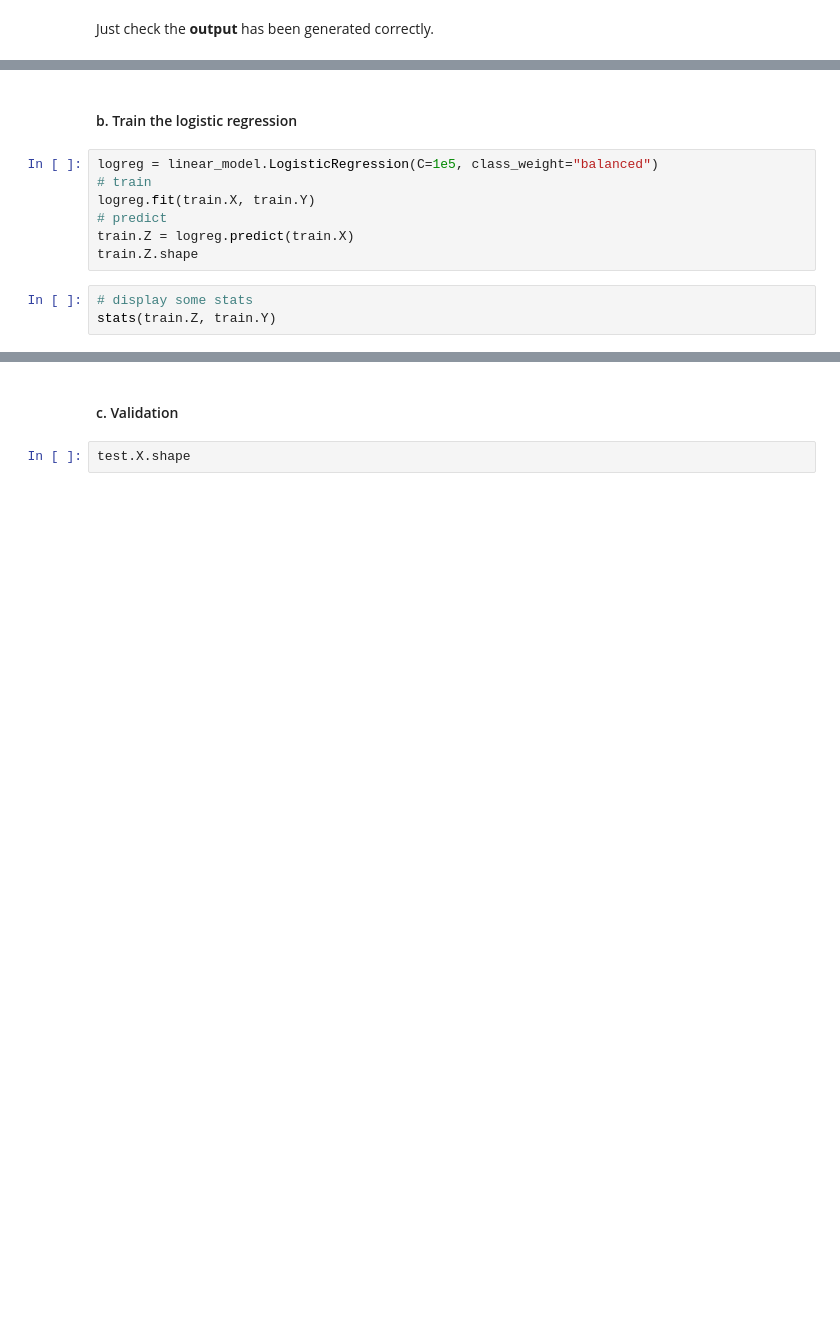
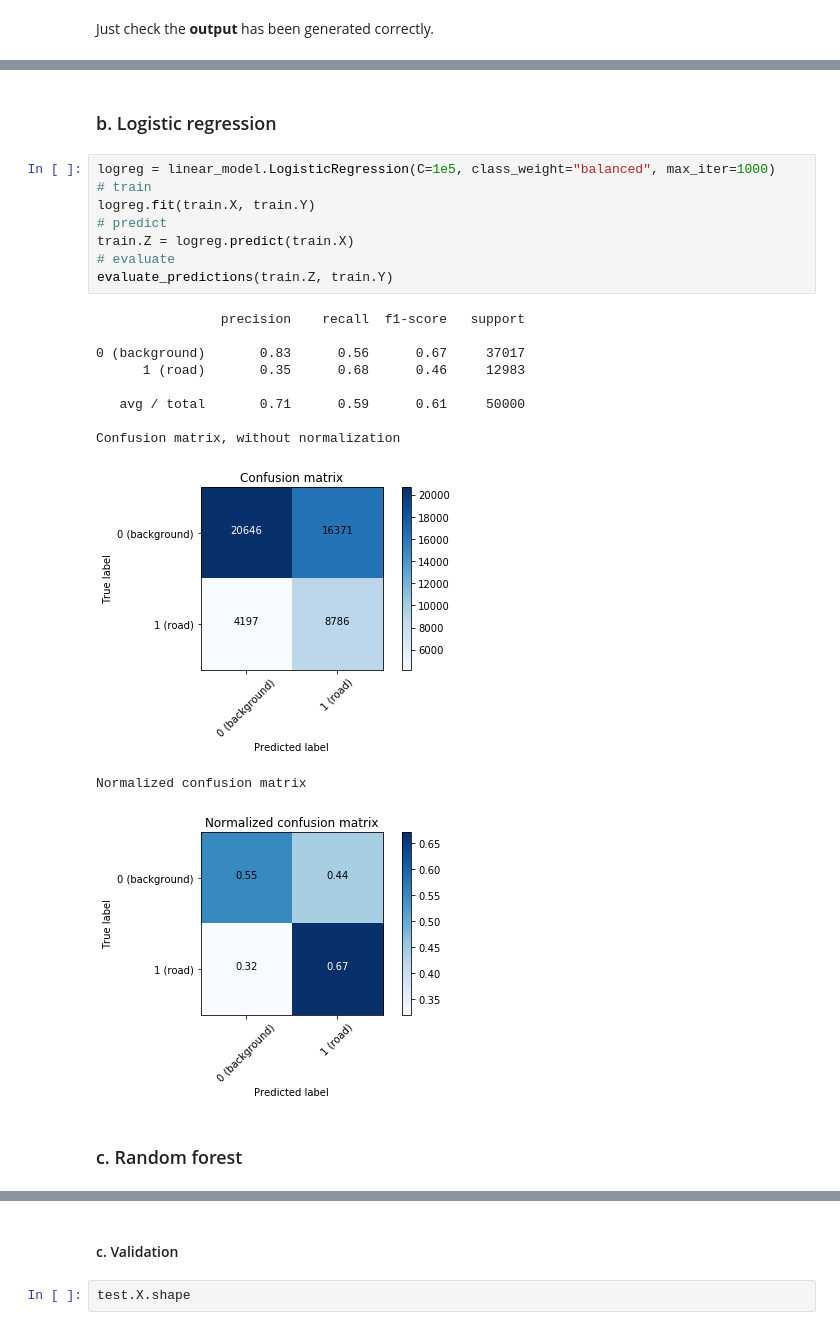
Before and after one commit to NiccoloSacchi/road-segmentation, a Jupyter notebook: scripts/segment_aerial_images_linear_regression_nic.ipynb, the cells around one changed output, grey strips where cells are left out. Cells and saved outputs as stored; diff of their text form; blank space fills up the shorter version.

```diff
--- a/scripts/segment_aerial_images_linear_regression_nic.ipynb
+++ b/scripts/segment_aerial_images_linear_regression_nic.ipynb
@@ -65,12 +108,24 @@ print(str(len(Y1)) + ' inputs are classified as road (1)')
 # %% [markdown]
-#### b. Train the logistic regression
+### b. Logistic regression
 # %%
-logreg = linear_model.LogisticRegression(C=1e5, class_weight="balanced")
+logreg = linear_model.LogisticRegression(C=1e5, class_weight="balanced", max_iter=1000)
 # train
 logreg.fit(train.X, train.Y)
 # predict
 train.Z = logreg.predict(train.X)
-train.Z.shape
+# evaluate
+evaluate_predictions(train.Z, train.Y)
+# %% [output]
+                precision    recall  f1-score   support
+
+0 (background)       0.83      0.56      0.67     37017
+      1 (road)       0.35      0.68      0.46     12983
+
+   avg / total       0.71      0.59      0.61     50000
+
+Confusion matrix, without normalization
+[figure, added]
+Normalized confusion matrix
+[figure, added]
-# %%
-# display some stats
-stats(train.Z, train.Y)
+# %% [markdown]
+### c. Random forest
```
Also changed, not shown: parts of 15 cells of this notebook, 2 other files.
